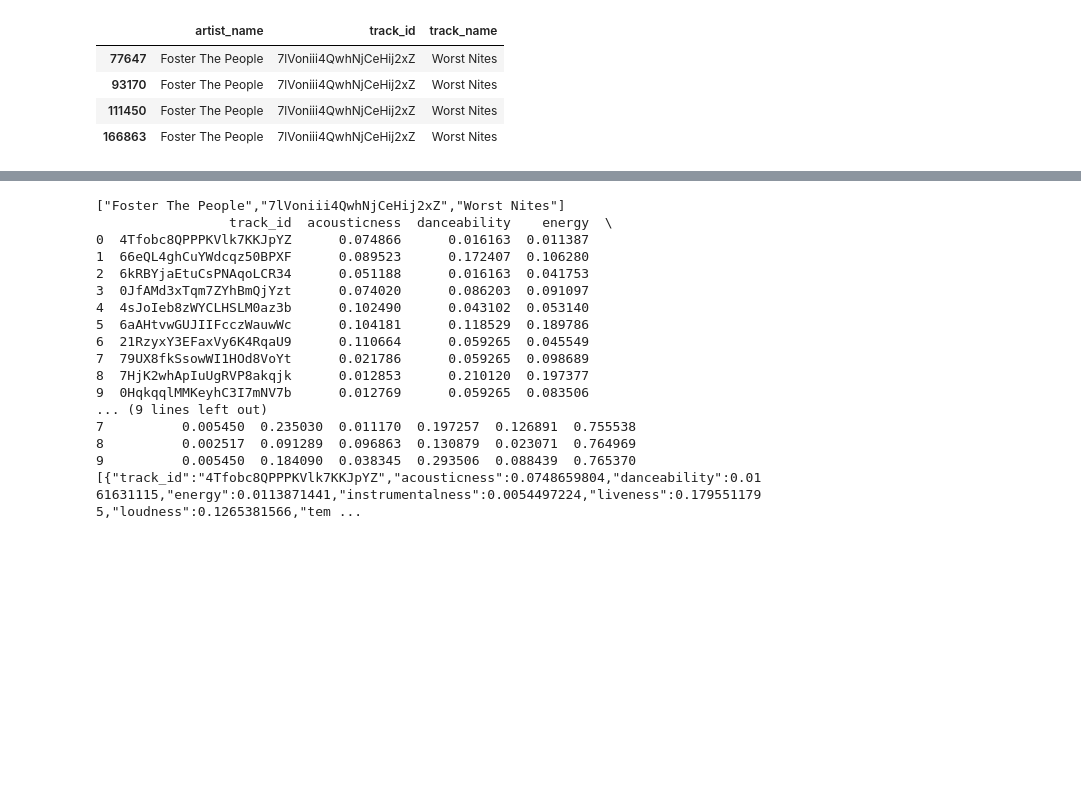
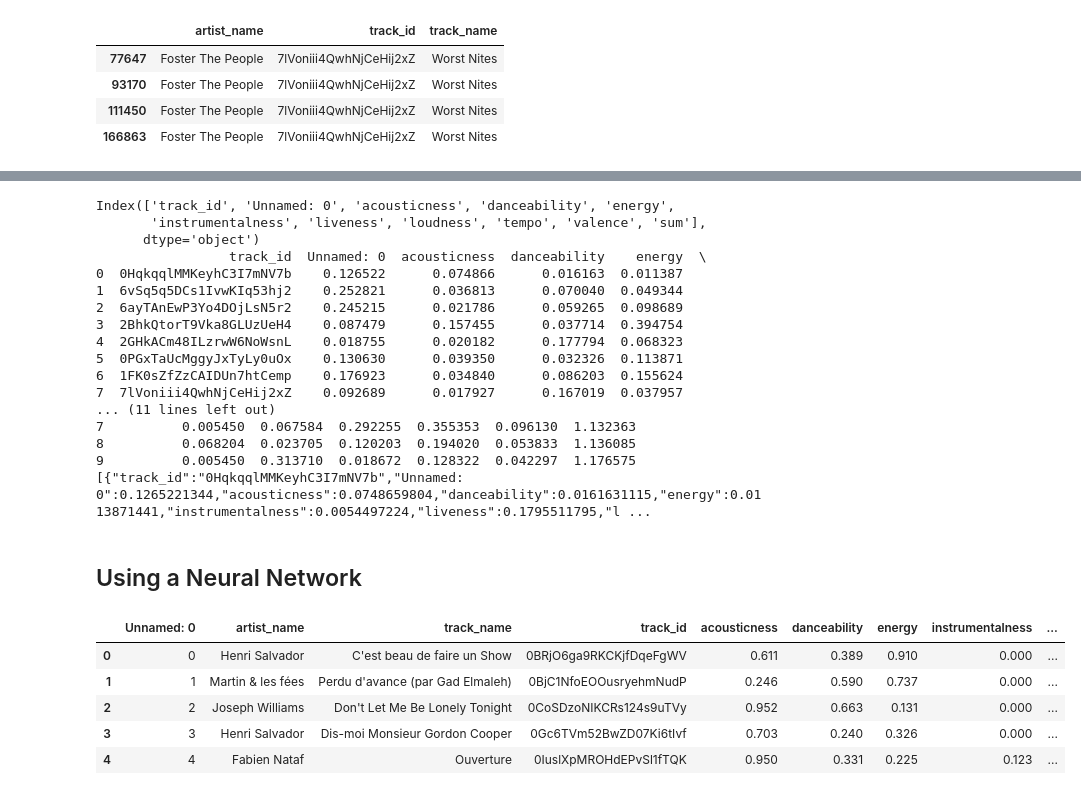
Before and after one commit to mtoce/MachineLearning, a Jupyter notebook: spotify.ipynb, the cells around one changed output, grey strips where cells are left out. Saved outputs shown, nothing was run; the diff lists cells and outputs as text; code cells hidden in the pictures; blank space fills up the shorter version.

```diff
--- a/spotify.ipynb
+++ b/spotify.ipynb
@@ -94,5 +91,5 @@ from sklearn.pipeline import make_pipeline
 # %%
-def knn_predictor(audio_feats, k=1000):
+def nn_predictor(audio_feats, k=25):
     """
     similar_song_ids, visual_df = knn_predictor(audio_features)
     """
@@ -104,17 +101,18 @@ def knn_predictor(audio_feats, k=1000):
     audio_feats_scaled = scaler.transform([audio_feats])
 
     ## Nearest Neighbors model
-    knn = NearestNeighbors(n_neighbors=k, algorithm='kd_tree')
-    knn.fit(spotify_scaled)
+    nn = NearestNeighbors(n_neighbors=k, algorithm='kd_tree')
+    nn.fit(spotify_scaled)
 
     # prediction
-    prediction = knn.kneighbors(audio_feats_scaled)
+    prediction = nn.kneighbors(audio_feats_scaled)
+
 
     # # Get the indexes of the list of similar songs
     # if prediction[0][0][0] == 0.0:
     #     similar_songs_index = prediction[1][0][1:].tolist()
     # else:
-    similar_songs_index = prediction[1][0][:25].tolist()
+    similar_songs_index = prediction[1][0][:k].tolist()
 
     # Create an empty list to store simlar song names
     similar_song_ids = []
@@ -152,7 +150,7 @@ def knn_predictor(audio_feats, k=1000):
     # get the % difference between the outputs and input songs
     col_names = similar_feats_scaled_df.columns.to_list()
     diff_df = pd.DataFrame(columns=col_names)
-    for i in range(25):
+    for i in range(k):
         diff = abs(similar_feats_scaled_df.iloc[i] - audio_feats_scaled_df.iloc[0])
         # print('type: ', type(similar_feats_scaled_df.iloc[i]))
         diff_df.loc[i] = diff
@@ -178,7 +176,7 @@ def knn_predictor(audio_feats, k=1000):
 
     diff_df = diff_df.reset_index(drop=True)
 
-    print(diff_df)
+    # print(diff_df)
 
     return diff_df
 
@@ -186,10 +184,12 @@ def knn_predictor(audio_feats, k=1000):
 worst_nites = spotify.iloc[77647].tolist()
 wn_id = identify.iloc[77647]
 worst_nites_json = wn_id.to_json(orient='records')
-print(worst_nites_json)
+# print(worst_nites_json)
 test_audio_features = worst_nites
 
-diff_df = knn_predictor(test_audio_features)
+diff_df = nn_predictor(test_audio_features)
+print(diff_df.columns)
+print(diff_df)
 
 diff_json = diff_df.to_json(orient='records')
 
@@ -203,23 +203,23 @@ print(diff_json)
 # print('-----------------')
 # print(visual_df)
 # %% [output]
-["Foster The People","7lVoniii4QwhNjCeHij2xZ","Worst Nites"]
-                 track_id  acousticness  danceability    energy  \
-0  4Tfobc8QPPPKVlk7KKJpYZ      0.074866      0.016163  0.011387
-1  66eQL4ghCuYWdcqz50BPXF      0.089523      0.172407  0.106280
-2  6kRBYjaEtuCsPNAqoLCR34      0.051188      0.016163  0.041753
-3  0JfAMd3xTqm7ZYhBmQjYzt      0.074020      0.086203  0.091097
-4  4sJoIeb8zWYCLHSLM0az3b      0.102490      0.043102  0.053140
-5  6aAHtvwGUJIIFcczWauwWc      0.104181      0.118529  0.189786
-6  21RzyxY3EFaxVy6K4RqaU9      0.110664      0.059265  0.045549
-7  79UX8fkSsowWI1HOd8VoYt      0.021786      0.059265  0.098689
-8  7HjK2whApIuUgRVP8akqjk      0.012853      0.210120  0.197377
-9  0HqkqqlMMKeyhC3I7mNV7b      0.012769      0.059265  0.083506
-... (9 lines left out)
-7          0.005450  0.235030  0.011170  0.197257  0.126891  0.755538
-8          0.002517  0.091289  0.096863  0.130879  0.023071  0.764969
-9          0.005450  0.184090  0.038345  0.293506  0.088439  0.765370
-[{"track_id":"4Tfobc8QPPPKVlk7KKJpYZ","acousticness":0.0748659804,"danceability":0.0161631115,"energy":0.0113871441,"instrumentalness":0.0054497224,"liveness":0.1795511795,"loudness":0.1265381566,"tem ...
+Index(['track_id', 'Unnamed: 0', 'acousticness', 'danceability', 'energy',
+       'instrumentalness', 'liveness', 'loudness', 'tempo', 'valence', 'sum'],
+      dtype='object')
+                 track_id  Unnamed: 0  acousticness  danceability    energy  \
+0  0HqkqqlMMKeyhC3I7mNV7b    0.126522      0.074866      0.016163  0.011387
+1  6vSq5q5DCs1IvwKIq53hj2    0.252821      0.036813      0.070040  0.049344
+2  6ayTAnEwP3Yo4DOjLsN5r2    0.245215      0.021786      0.059265  0.098689
+3  2BhkQtorT9Vka8GLUzUeH4    0.087479      0.157455      0.037714  0.394754
+4  2GHkACm48ILzrwW6NoWsnL    0.018755      0.020182      0.177794  0.068323
+5  0PGxTaUcMggyJxTyLy0uOx    0.130630      0.039350      0.032326  0.113871
+6  1FK0sZfZzCAIDUn7htCemp    0.176923      0.034840      0.086203  0.155624
+7  7lVoniii4QwhNjCeHij2xZ    0.092689      0.017927      0.167019  0.037957
+... (11 lines left out)
+7          0.005450  0.067584  0.292255  0.355353  0.096130  1.132363
+8          0.068204  0.023705  0.120203  0.194020  0.053833  1.136085
+9          0.005450  0.313710  0.018672  0.128322  0.042297  1.176575
+[{"track_id":"0HqkqqlMMKeyhC3I7mNV7b","Unnamed: 0":0.1265221344,"acousticness":0.0748659804,"danceability":0.0161631115,"energy":0.0113871441,"instrumentalness":0.0054497224,"liveness":0.1795511795,"l ...
 # %%
 # # create empty list for averaged features of recommended songs
     # similar_feats_averaged = []
@@ -243,0 +250,12 @@ print(diff_json)
+# %% [markdown]
+## Using a Neural Network
+# %%
+spotify = pd.read_csv('https://raw.githubusercontent.com/BW-pilot/MachineLearning/master/CSVs/spotify_final.csv')
+spotify.head()
+# %% [output]
+|  | Unnamed: 0 | artist_name | track_name | track_id | acousticness | danceability | energy | instrumentalness | ... |
+| 0 | 0 | Henri Salvador | C'est beau de faire un Show | 0BRjO6ga9RKCKjfDqeFgWV | 0.611 | 0.389 | 0.910 | 0.000 | ... |
+| 1 | 1 | Martin & les fées | Perdu d'avance (par Gad Elmaleh) | 0BjC1NfoEOOusryehmNudP | 0.246 | 0.590 | 0.737 | 0.000 | ... |
+| 2 | 2 | Joseph Williams | Don't Let Me Be Lonely Tonight | 0CoSDzoNIKCRs124s9uTVy | 0.952 | 0.663 | 0.131 | 0.000 | ... |
+| 3 | 3 | Henri Salvador | Dis-moi Monsieur Gordon Cooper | 0Gc6TVm52BwZD07Ki6tIvf | 0.703 | 0.240 | 0.326 | 0.000 | ... |
+| 4 | 4 | Fabien Nataf | Ouverture | 0IuslXpMROHdEPvSl1fTQK | 0.950 | 0.331 | 0.225 | 0.123 | ... |
```
Also changed, not shown: parts of 11 cells of this notebook, 4 other files.
